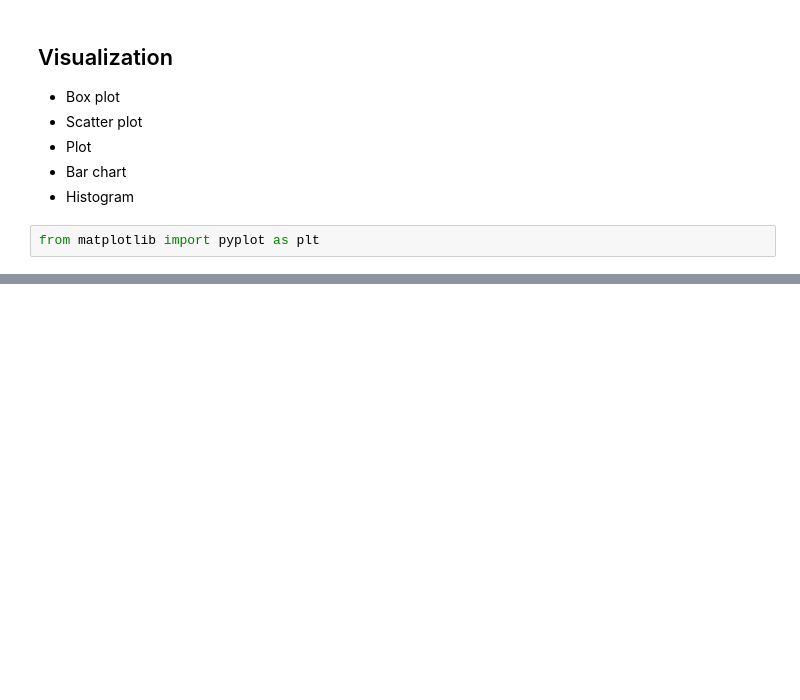
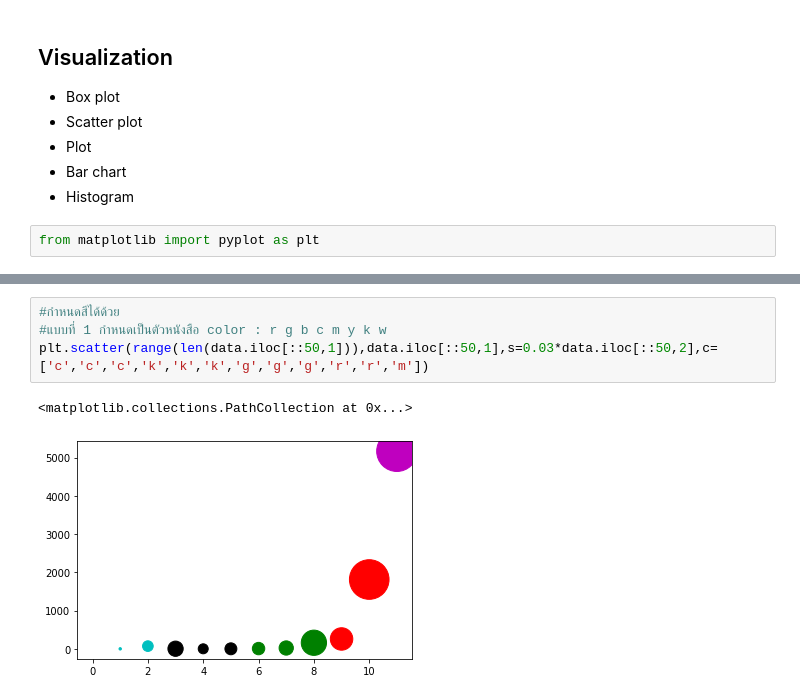
Before and after one commit to Jittiya/DWDM21, a Jupyter notebook: Data_Visualizetion.ipynb, the cells around one changed output, grey strips where cells are left out. Cells and saved outputs as stored; diff of their text form; blank space fills up the shorter version.

```diff
--- a/Data_Visualizetion.ipynb
+++ b/Data_Visualizetion.ipynb
@@ -58,0 +82,7 @@ from matplotlib import pyplot as plt
+# %%
+#กำหนดสีได้ด้วย
+#แบบที่ 1 กำหนดเป็นตัวหนังสือ color : r g b c m y k w
+plt.scatter(range(len(data.iloc[::50,1])),data.iloc[::50,1],s=0.03*data.iloc[::50,2],c=['c','c','c','k','k','k','g','g','g','r','r','m'])
+# %% [output]
+<matplotlib.collections.PathCollection at 0x...>
+[figure, added]
```
Also changed, not shown: parts of 10 cells of this notebook.
